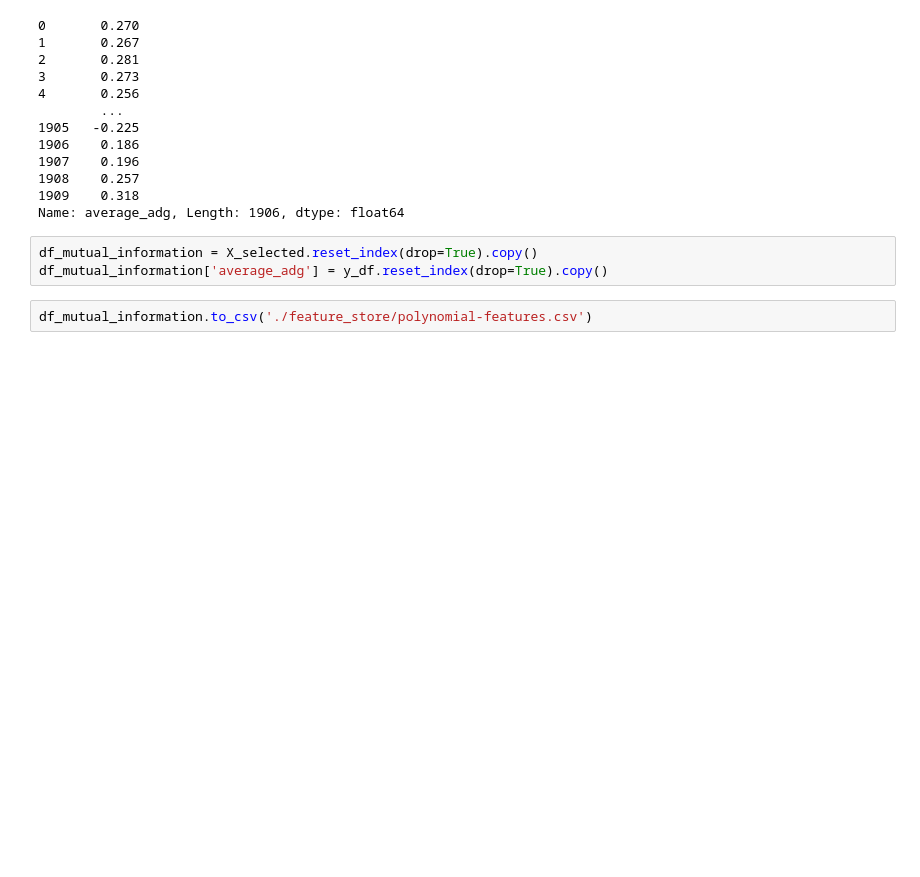
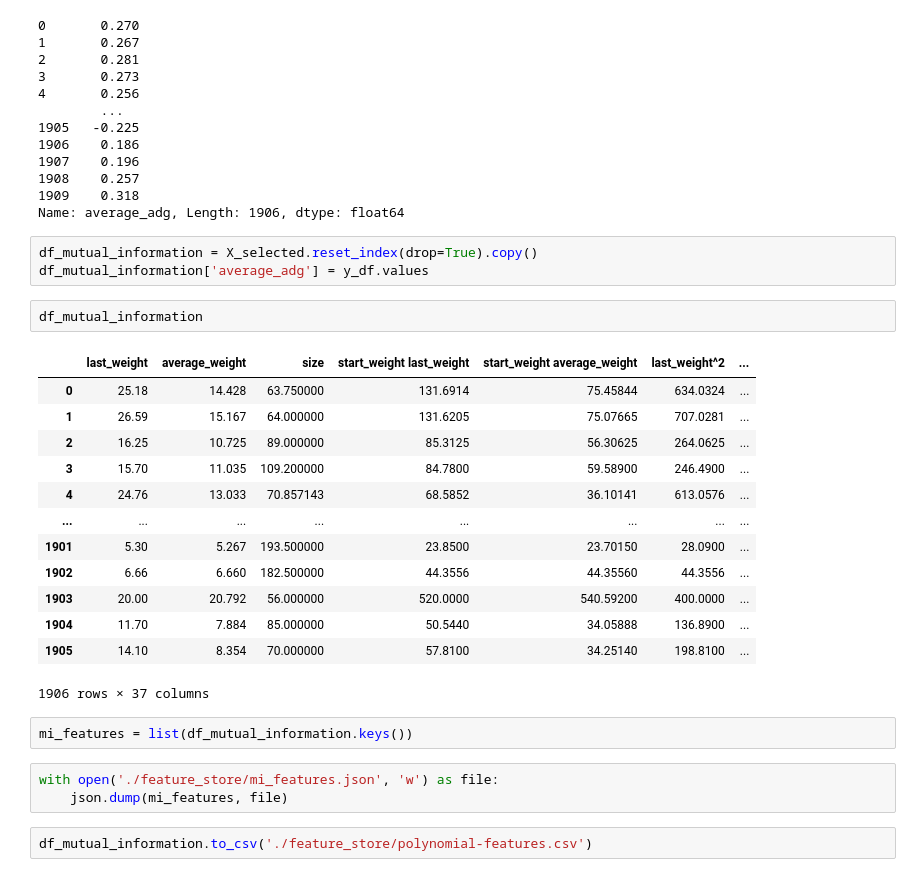
Before and after one commit to sugengdcahyo/shrimp-prediction, a Jupyter notebook: 02-Filter Based Feature Selection.ipynb, the cells around one changed output. Saved outputs shown, nothing was run; the diff lists cells and outputs as text; blank space fills up the shorter version.

```diff
--- a/02-Filter Based Feature Selection.ipynb
+++ b/02-Filter Based Feature Selection.ipynb
@@ -236,6 +259,27 @@ y_df
 Name: average_adg, Length: 1906, dtype: float64
 # %%
 df_mutual_information = X_selected.reset_index(drop=True).copy()
-df_mutual_information['average_adg'] = y_df.reset_index(drop=True).copy()
+df_mutual_information['average_adg'] = y_df.values
+# %%
+df_mutual_information
+# %% [output]
+|  | last_weight | average_weight | size | start_weight last_weight | start_weight average_weight | last_weight^2 | ... |
+| 0 | 25.18 | 14.428 | 63.750000 | 131.6914 | 75.45844 | 634.0324 | ... |
+| 1 | 26.59 | 15.167 | 64.000000 | 131.6205 | 75.07665 | 707.0281 | ... |
+| 2 | 16.25 | 10.725 | 89.000000 | 85.3125 | 56.30625 | 264.0625 | ... |
+| 3 | 15.70 | 11.035 | 109.200000 | 84.7800 | 59.58900 | 246.4900 | ... |
+| 4 | 24.76 | 13.033 | 70.857143 | 68.5852 | 36.10141 | 613.0576 | ... |
+| ... | ... | ... | ... | ... | ... | ... | ... |
+| 1901 | 5.30 | 5.267 | 193.500000 | 23.8500 | 23.70150 | 28.0900 | ... |
+| 1902 | 6.66 | 6.660 | 182.500000 | 44.3556 | 44.35560 | 44.3556 | ... |
+| 1903 | 20.00 | 20.792 | 56.000000 | 520.0000 | 540.59200 | 400.0000 | ... |
+| 1904 | 11.70 | 7.884 | 85.000000 | 50.5440 | 34.05888 | 136.8900 | ... |
+| 1905 | 14.10 | 8.354 | 70.000000 | 57.8100 | 34.25140 | 198.8100 | ... |
+1906 rows × 37 columns
+# %%
+mi_features = list(df_mutual_information.keys())
+# %%
+with open('./feature_store/mi_features.json', 'w') as file:
+    json.dump(mi_features, file)
 # %%
 df_mutual_information.to_csv('./feature_store/polynomial-features.csv')
```
Also changed, not shown: parts of 6 cells of this notebook, 11 other files.
